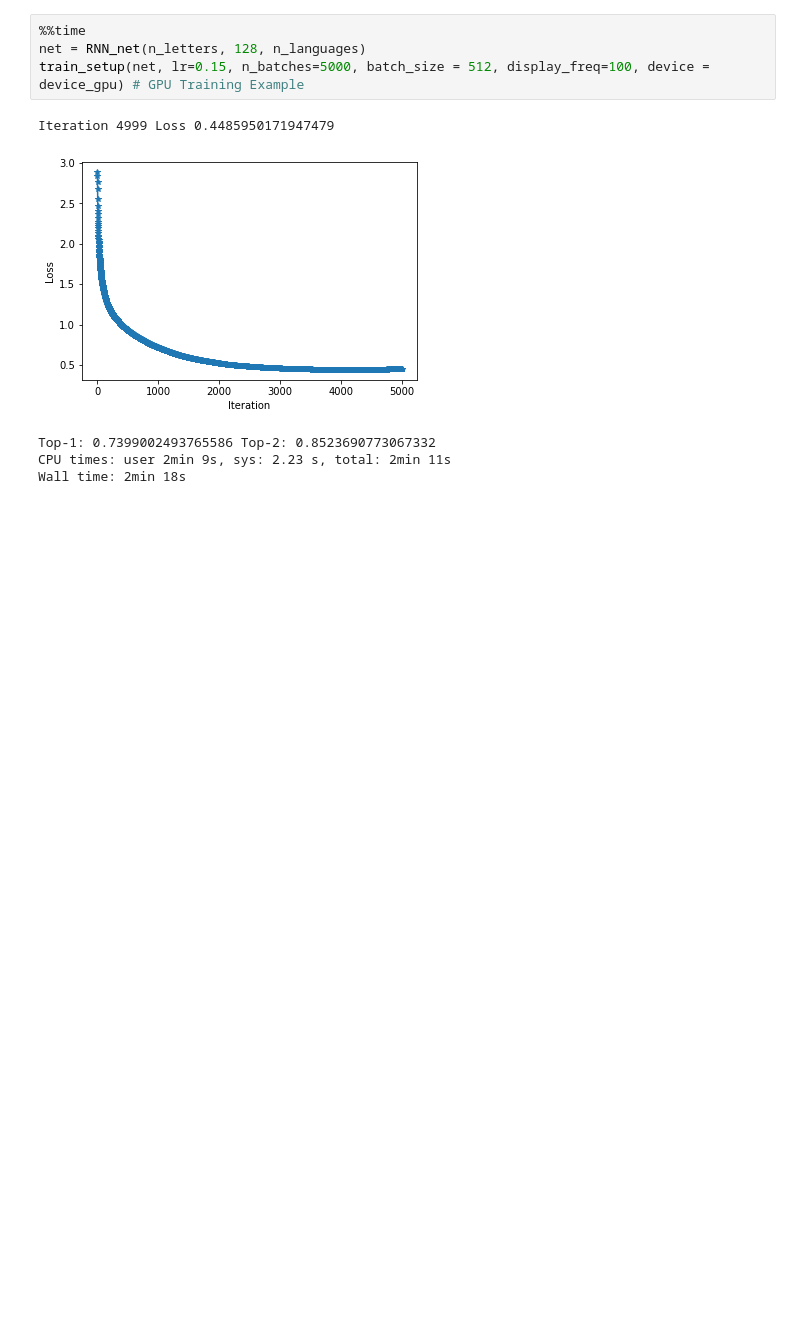
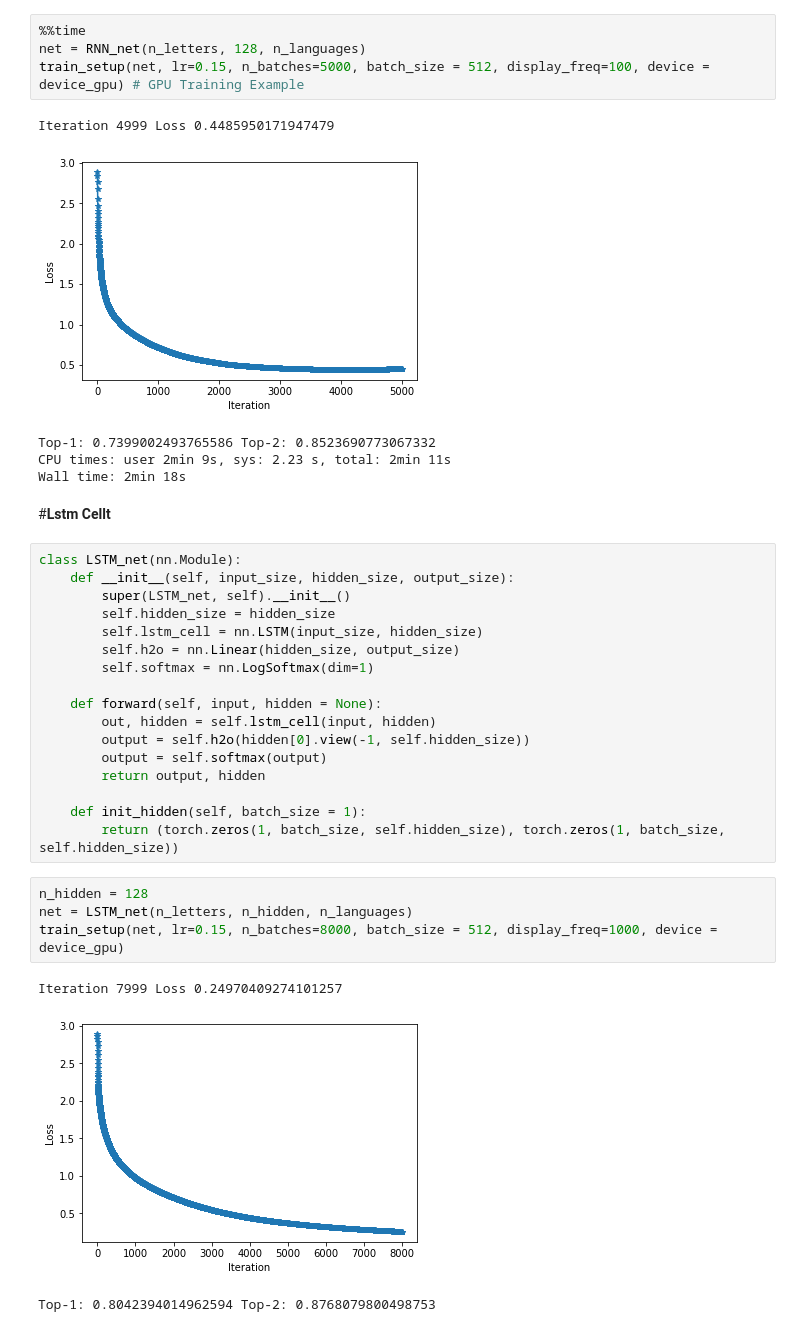
Before and after one commit to Shruti-Subu/sequence-model, a Jupyter notebook: Untitled9.ipynb, the cells around one changed output. Drawn from its saved outputs; the diff is of its cells as text; blank space fills up the shorter version.

Commit message:
training lstm model

```diff
--- a/Untitled9.ipynb
+++ b/Untitled9.ipynb
@@ -425,3 +425,30 @@ Iteration 4999 Loss 0.4485950171947479
 Top-1: 0.7399002493765586 Top-2: 0.8523690773067332
 CPU times: user 2min 9s, sys: 2.23 s, total: 2min 11s
 Wall time: 2min 18s
+# %% [markdown]
+#**Lstm Cellt**
+# %%
+class LSTM_net(nn.Module):
+    def __init__(self, input_size, hidden_size, output_size):
+        super(LSTM_net, self).__init__()
+        self.hidden_size = hidden_size
+        self.lstm_cell = nn.LSTM(input_size, hidden_size)
+        self.h2o = nn.Linear(hidden_size, output_size)
+        self.softmax = nn.LogSoftmax(dim=1)
+
+    def forward(self, input, hidden = None):
+        out, hidden = self.lstm_cell(input, hidden)
+        output = self.h2o(hidden[0].view(-1, self.hidden_size))
+        output = self.softmax(output)
+        return output, hidden
+
+    def init_hidden(self, batch_size = 1):
+        return (torch.zeros(1, batch_size, self.hidden_size), torch.zeros(1, batch_size, self.hidden_size))
+# %%
+n_hidden = 128
+net = LSTM_net(n_letters, n_hidden, n_languages)
+train_setup(net, lr=0.15, n_batches=8000, batch_size = 512, display_freq=1000, device = device_gpu)
+# %% [output]
+Iteration 7999 Loss 0.24970409274101257
+[figure, added]
+Top-1: 0.8042394014962594 Top-2: 0.8768079800498753
```
Also changed, not shown: parts of 1 cell of this notebook.
